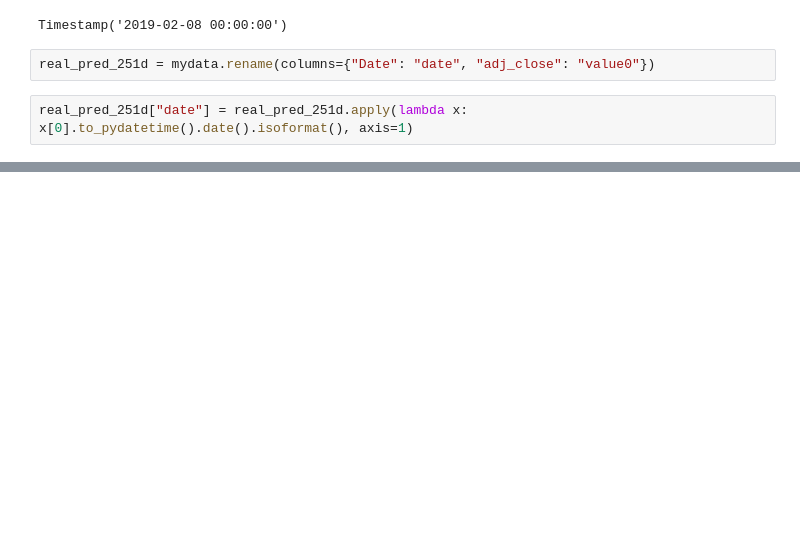
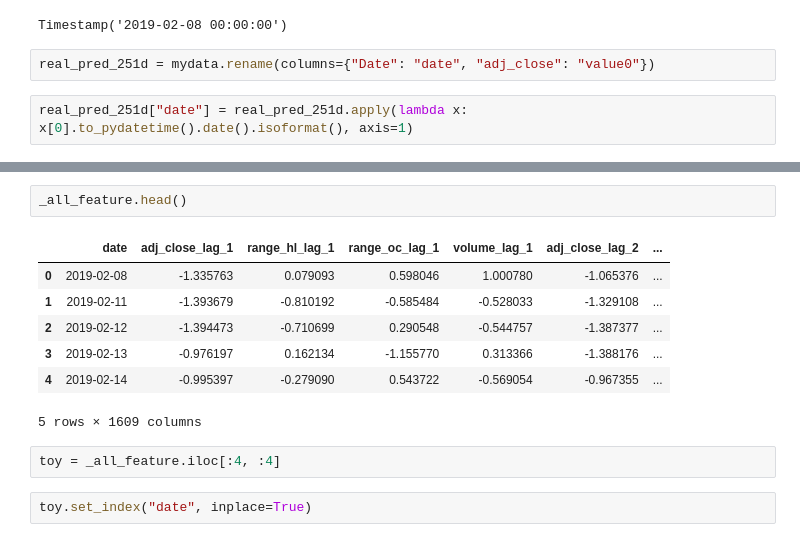
Before and after one commit to frostace/prism, a Jupyter notebook: 4. XGBoost for Regression.ipynb, the cells around one changed output, grey strips where cells are left out. Drawn from its saved outputs; the diff is of its cells as text; blank space fills up the shorter version.

```diff
--- a/4. XGBoost for Regression.ipynb
+++ b/4. XGBoost for Regression.ipynb
@@ -1436,0 +1465,14 @@ real_pred_251d
+# %%
+_all_feature.head()
+# %% [output]
+|  | date | adj_close_lag_1 | range_hl_lag_1 | range_oc_lag_1 | volume_lag_1 | adj_close_lag_2 | ... |
+| 0 | 2019-02-08 | -1.335763 | 0.079093 | 0.598046 | 1.000780 | -1.065376 | ... |
+| 1 | 2019-02-11 | -1.393679 | -0.810192 | -0.585484 | -0.528033 | -1.329108 | ... |
+| 2 | 2019-02-12 | -1.394473 | -0.710699 | 0.290548 | -0.544757 | -1.387377 | ... |
+| 3 | 2019-02-13 | -0.976197 | 0.162134 | -1.155770 | 0.313366 | -1.388176 | ... |
+| 4 | 2019-02-14 | -0.995397 | -0.279090 | 0.543722 | -0.569054 | -0.967355 | ... |
+5 rows × 1609 columns
+# %%
+toy = _all_feature.iloc[:4, :4]
+# %%
+toy.set_index("date", inplace=True)
```
Also changed, not shown: parts of 15 cells of this notebook, 4 other files.
